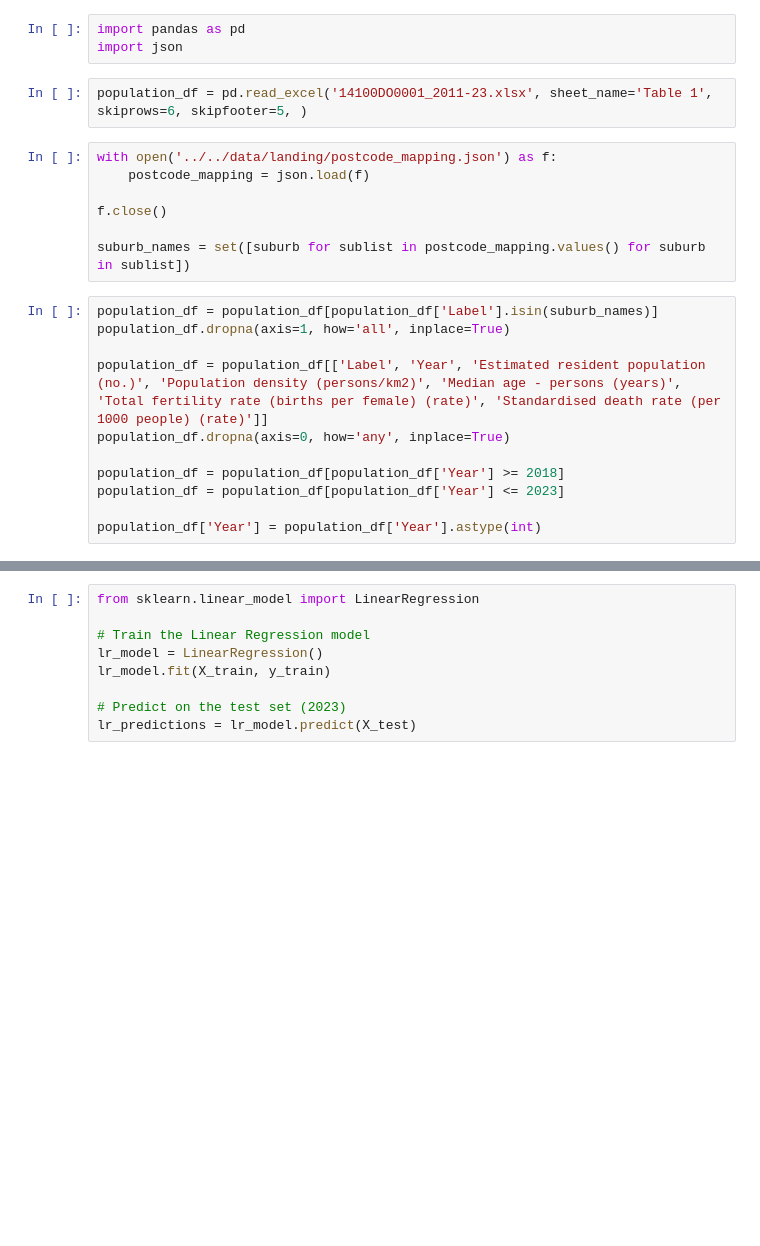
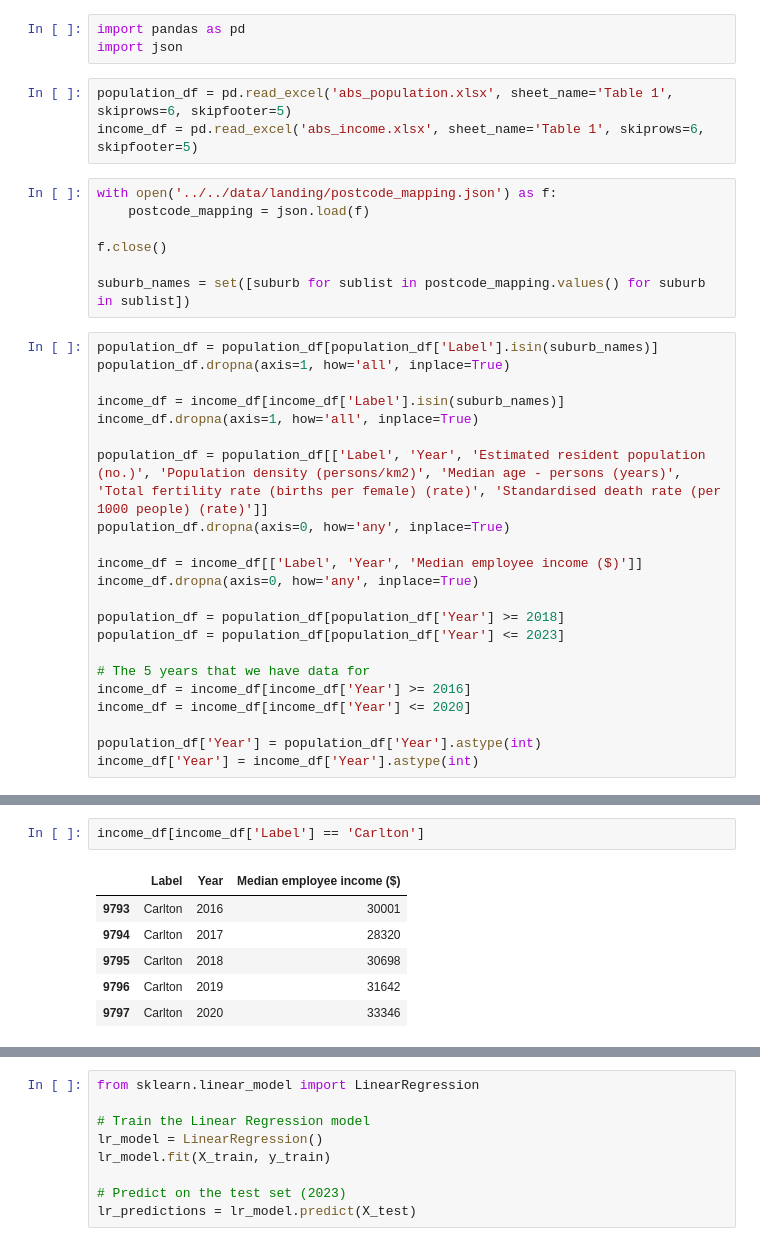
Before and after one commit to MAST30034-AppliedDataScience/project-2-group-real-estate-hexosergeantchelelebratebonitz, a Jupyter notebook: notebooks/Aarav/growth_rate.ipynb, the cells around one changed output, grey strips where cells are left out. Cells and saved outputs as stored; diff of their text form; blank space fills up the shorter version.

Commit message:
Partway through data visualisation, finished most preprocessing steps.

```diff
--- a/notebooks/Aarav/growth_rate.ipynb
+++ b/notebooks/Aarav/growth_rate.ipynb
@@ -2,7 +2,8 @@
 import pandas as pd
 import json
 # %%
-population_df = pd.read_excel('14100DO0001_2011-23.xlsx', sheet_name='Table 1', skiprows=6, skipfooter=5, )
+population_df = pd.read_excel('abs_population.xlsx', sheet_name='Table 1', skiprows=6, skipfooter=5)
+income_df = pd.read_excel('abs_income.xlsx', sheet_name='Table 1', skiprows=6, skipfooter=5)
 # %%
 with open('../../data/landing/postcode_mapping.json') as f:
     postcode_mapping = json.load(f)
@@ -14,13 +15,24 @@ suburb_names = set([suburb for sublist in postcode_mapping.values() for suburb i
 population_df = population_df[population_df['Label'].isin(suburb_names)]
 population_df.dropna(axis=1, how='all', inplace=True)
 
+income_df = income_df[income_df['Label'].isin(suburb_names)]
+income_df.dropna(axis=1, how='all', inplace=True)
+
 population_df = population_df[['Label', 'Year', 'Estimated resident population (no.)', 'Population density (persons/km2)', 'Median age - persons (years)', 'Total fertility rate (births per female) (rate)', 'Standardised death rate (per 1000 people) (rate)']]
 population_df.dropna(axis=0, how='any', inplace=True)
+
+income_df = income_df[['Label', 'Year', 'Median employee income ($)']]
+income_df.dropna(axis=0, how='any', inplace=True)
 
 population_df = population_df[population_df['Year'] >= 2018]
 population_df = population_df[population_df['Year'] <= 2023]
 
+# The 5 years that we have data for
+income_df = income_df[income_df['Year'] >= 2016]
+income_df = income_df[income_df['Year'] <= 2020]
+
 population_df['Year'] = population_df['Year'].astype(int)
+income_df['Year'] = income_df['Year'].astype(int)
 # %%
 population_df[population_df['Label'] == 'Carlton']
 # %% [output]
@@ -31,6 +43,15 @@ population_df[population_df['Label'] == 'Carlton']
 | 11022 | Carlton | 2021 | 17064 | 9382.5 | 27.8 | ... |
 | 11023 | Carlton | 2022 | 18057 | 9928.5 | 26.9 | ... |
 | 11024 | Carlton | 2023 | 21376 | 11753.5 | - | ... |
+# %%
+income_df[income_df['Label'] == 'Carlton']
+# %% [output]
+|  | Label | Year | Median employee income ($) |
+| 9793 | Carlton | 2016 | 30001 |
+| 9794 | Carlton | 2017 | 28320 |
+| 9795 | Carlton | 2018 | 30698 |
+| 9796 | Carlton | 2019 | 31642 |
+| 9797 | Carlton | 2020 | 33346 |
 # %%
 # Remove duplicate rows based on 'Label' and 'Year'
 population_df = population_df.drop_duplicates(subset=['Label', 'Year'])
```
Also changed, not shown: parts of 12 cells of this notebook, 13 other files.
